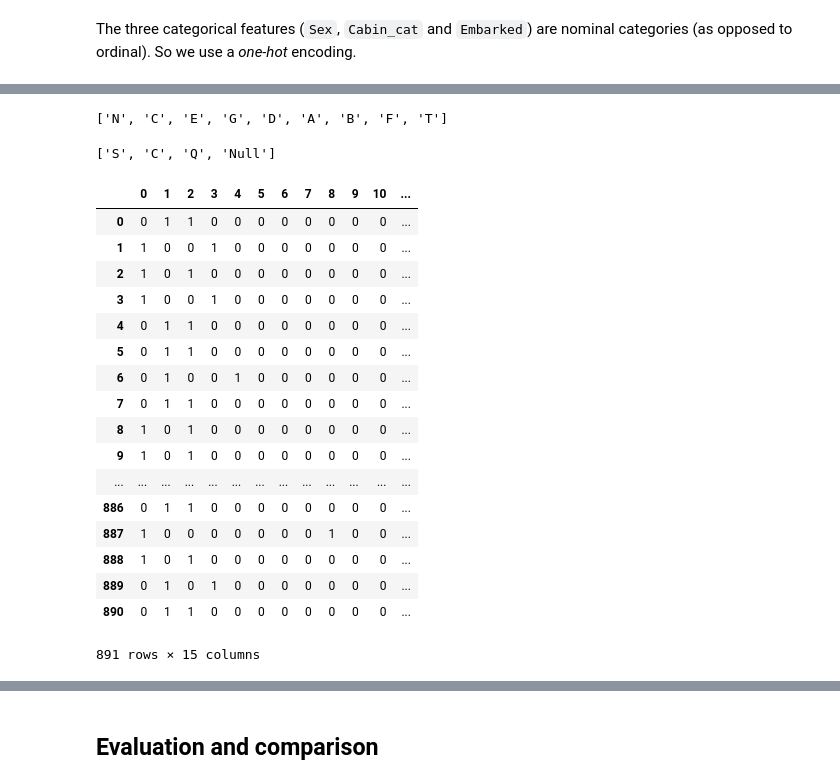
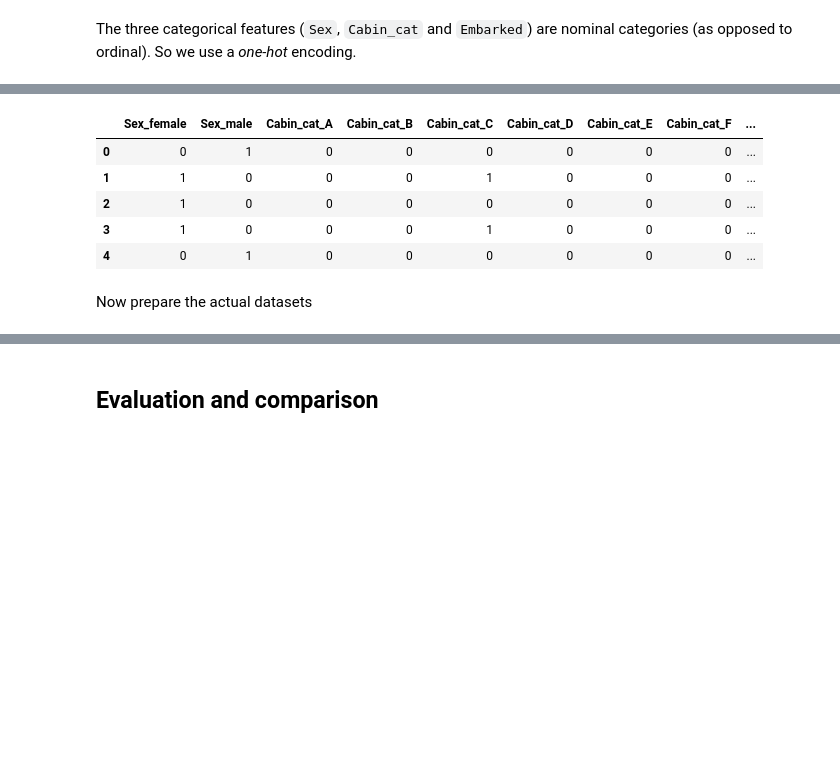
Before and after one commit to francescolosterzo/kaggle-titanic, a Jupyter notebook: Main.ipynb, the cells around one changed output, grey strips where cells are left out. Saved outputs shown, nothing was run; the diff lists cells and outputs as text; code cells hidden in the pictures; blank space fills up the shorter version.

```diff
--- a/Main.ipynb
+++ b/Main.ipynb
@@ -282,38 +282,16 @@ df01.head()
 | 2 | 3 | 1 | 3 | Heikkinen, Miss. Laina | female | 26.0 | 0 | 0 | STON/O2. 3101282 | 7.9250 | ... |
 | 3 | 4 | 1 | 1 | Futrelle, Mrs. Jacques Heath (Lil... | female | 35.0 | 1 | 0 | 113803 | 53.1000 | ... |
 | 4 | 5 | 0 | 3 | Allen, Mr. William Henry | male | 35.0 | 0 | 0 | 373450 | 8.0500 | ... |
-# %%
-df01.Cabin_cat.unique().tolist()
-# %% [output]
-['N', 'C', 'E', 'G', 'D', 'A', 'B', 'F', 'T']
-# %%
-df01.Embarked.unique().tolist()
-### there are some double entries :(
-# %% [output]
-['S', 'C', 'Q', 'Null']
 # %%
 onehot = OneHotEncoder(dtype=np.int, sparse=True)
 
-#df01[ ['Sex', 'Cabin_cat', 'Embarked'] ]
-nominals = pd.DataFrame( onehot.fit_transform(df01[ ['Sex', 'Cabin_cat', 'Embarked'] ]).toarray(), columns= )
+nominals = pd.DataFrame( onehot.fit_transform(df01[ ['Sex', 'Cabin_cat', 'Embarked'] ]).toarray(), columns=pd.get_dummies(df01[ ['Sex', 'Cabin_cat', 'Embarked'] ]).columns.tolist() )
 # %%
-nominals
+nominals.head()
 # %% [output]
-|  | 0 | 1 | 2 | 3 | 4 | 5 | 6 | 7 | 8 | 9 | 10 | ... |
-| 0 | 0 | 1 | 1 | 0 | 0 | 0 | 0 | 0 | 0 | 0 | 0 | ... |
-| 1 | 1 | 0 | 0 | 1 | 0 | 0 | 0 | 0 | 0 | 0 | 0 | ... |
-| 2 | 1 | 0 | 1 | 0 | 0 | 0 | 0 | 0 | 0 | 0 | 0 | ... |
-| 3 | 1 | 0 | 0 | 1 | 0 | 0 | 0 | 0 | 0 | 0 | 0 | ... |
-| 4 | 0 | 1 | 1 | 0 | 0 | 0 | 0 | 0 | 0 | 0 | 0 | ... |
-| 5 | 0 | 1 | 1 | 0 | 0 | 0 | 0 | 0 | 0 | 0 | 0 | ... |
-| 6 | 0 | 1 | 0 | 0 | 1 | 0 | 0 | 0 | 0 | 0 | 0 | ... |
-| 7 | 0 | 1 | 1 | 0 | 0 | 0 | 0 | 0 | 0 | 0 | 0 | ... |
-| 8 | 1 | 0 | 1 | 0 | 0 | 0 | 0 | 0 | 0 | 0 | 0 | ... |
-| 9 | 1 | 0 | 1 | 0 | 0 | 0 | 0 | 0 | 0 | 0 | 0 | ... |
-| ... | ... | ... | ... | ... | ... | ... | ... | ... | ... | ... | ... | ... |
-| 886 | 0 | 1 | 1 | 0 | 0 | 0 | 0 | 0 | 0 | 0 | 0 | ... |
-| 887 | 1 | 0 | 0 | 0 | 0 | 0 | 0 | 0 | 1 | 0 | 0 | ... |
-| 888 | 1 | 0 | 1 | 0 | 0 | 0 | 0 | 0 | 0 | 0 | 0 | ... |
-| 889 | 0 | 1 | 0 | 1 | 0 | 0 | 0 | 0 | 0 | 0 | 0 | ... |
-| 890 | 0 | 1 | 1 | 0 | 0 | 0 | 0 | 0 | 0 | 0 | 0 | ... |
+|  | Sex_female | Sex_male | Cabin_cat_A | Cabin_cat_B | Cabin_cat_C | Cabin_cat_D | Cabin_cat_E | Cabin_cat_F | ... |
+| 0 | 0 | 1 | 0 | 0 | 0 | 0 | 0 | 0 | ... |
+| 1 | 1 | 0 | 0 | 0 | 1 | 0 | 0 | 0 | ... |
+| 2 | 1 | 0 | 0 | 0 | 0 | 0 | 0 | 0 | ... |
+| 3 | 1 | 0 | 0 | 0 | 1 | 0 | 0 | 0 | ... |
+| 4 | 0 | 1 | 0 | 0 | 0 | 0 | 0 | 0 | ... |
-891 rows × 15 columns
@@ -319,0 +310,2 @@ nominals
+# %% [markdown]
+Now prepare the actual datasets
```
Also changed, not shown: parts of 19 cells of this notebook.
